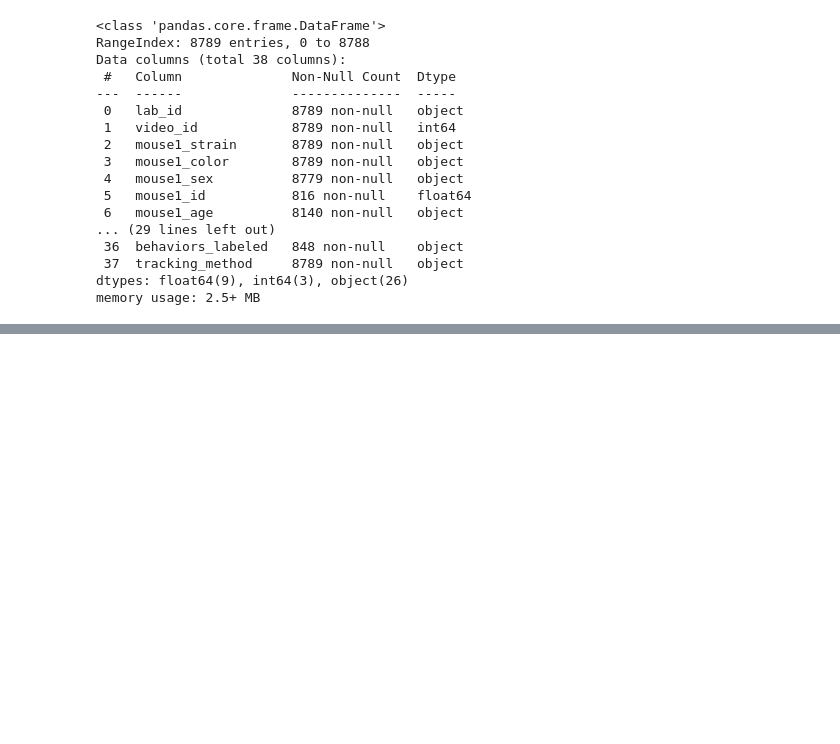
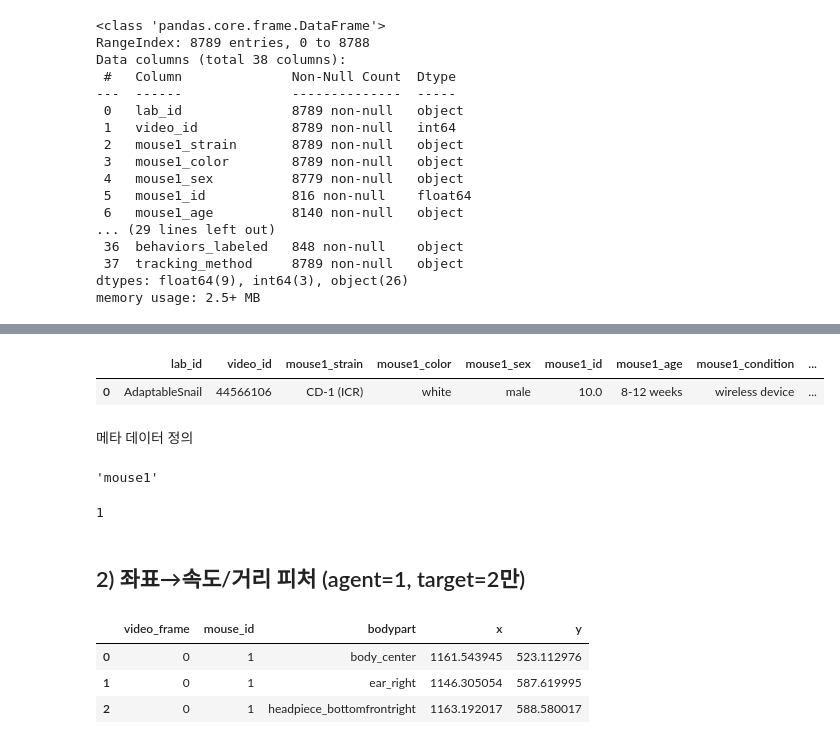
Before and after one commit to jiyoungeeeeeeeeeeeeeeeeeeeee/MABe-Challenge---Social-Action-Recognition-in-Mice, a Jupyter notebook: MABe_EDA.ipynb, the cells around one changed output, grey strips where cells are left out. Saved outputs shown, nothing was run; the diff lists cells and outputs as text; code cells hidden in the pictures; blank space fills up the shorter version.

```diff
--- a/MABe_EDA.ipynb
+++ b/MABe_EDA.ipynb
@@ -103,0 +102,7 @@ memory usage: 2.5+ MB
+# %%
+meta_train[meta_train['video_id'] == '44566106']
+# %% [output]
+|  | lab_id | video_id | mouse1_strain | mouse1_color | mouse1_sex | mouse1_id | mouse1_age | mouse1_condition | ... |
+| 0 | AdaptableSnail | 44566106 | CD-1 (ICR) | white | male | 10.0 | 8-12 weeks | wireless device | ... |
+# %% [markdown]
+메타 데이터 정의
@@ -103,0 +119,4 @@ memory usage: 2.5+ MB
+# %%
+agent
+# %% [output]
+'mouse1'
@@ -103,0 +134,4 @@ memory usage: 2.5+ MB
+# %%
+AGENT
+# %% [output]
+1
@@ -103,0 +143,4 @@ memory usage: 2.5+ MB
+# %%
+trk_dir = BASE/'train_tracking'
+trk_path = next(p for p in trk_dir.rglob(f"{VIDEO_ID}.*"))
+trk = pd.read_parquet(trk_path , engine= 'pyarrow')
@@ -103,0 +151,9 @@ memory usage: 2.5+ MB
+# %% [markdown]
+## 2) 좌표→속도/거리 피처 (agent=1, target=2만)
+# %%
+trk.head(3)
+# %% [output]
+|  | video_frame | mouse_id | bodypart | x | y |
+| 0 | 0 | 1 | body_center | 1161.543945 | 523.112976 |
+| 1 | 0 | 1 | ear_right | 1146.305054 | 587.619995 |
+| 2 | 0 | 1 | headpiece_bottomfrontright | 1163.192017 | 588.580017 |
```
Also changed, not shown: parts of 16 cells of this notebook.
